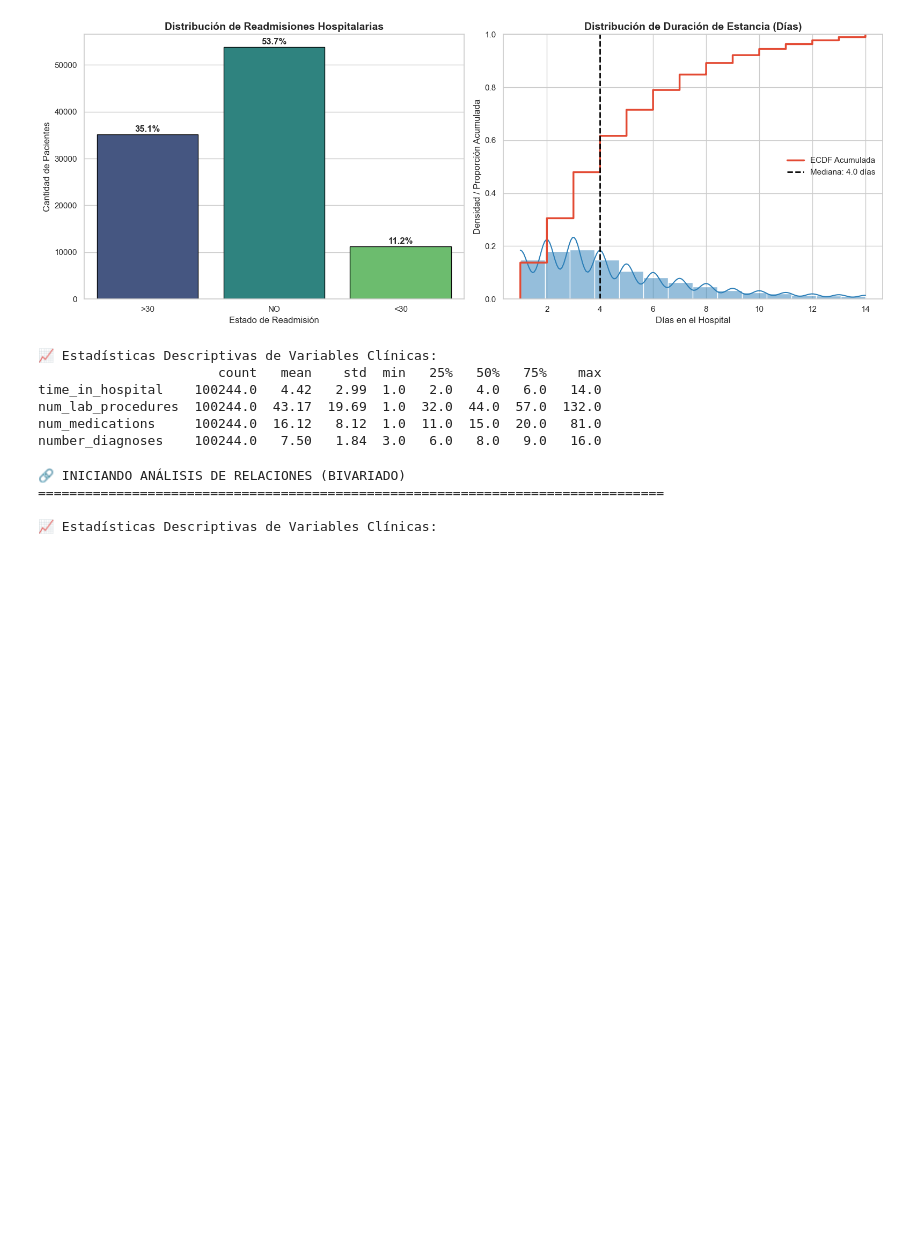
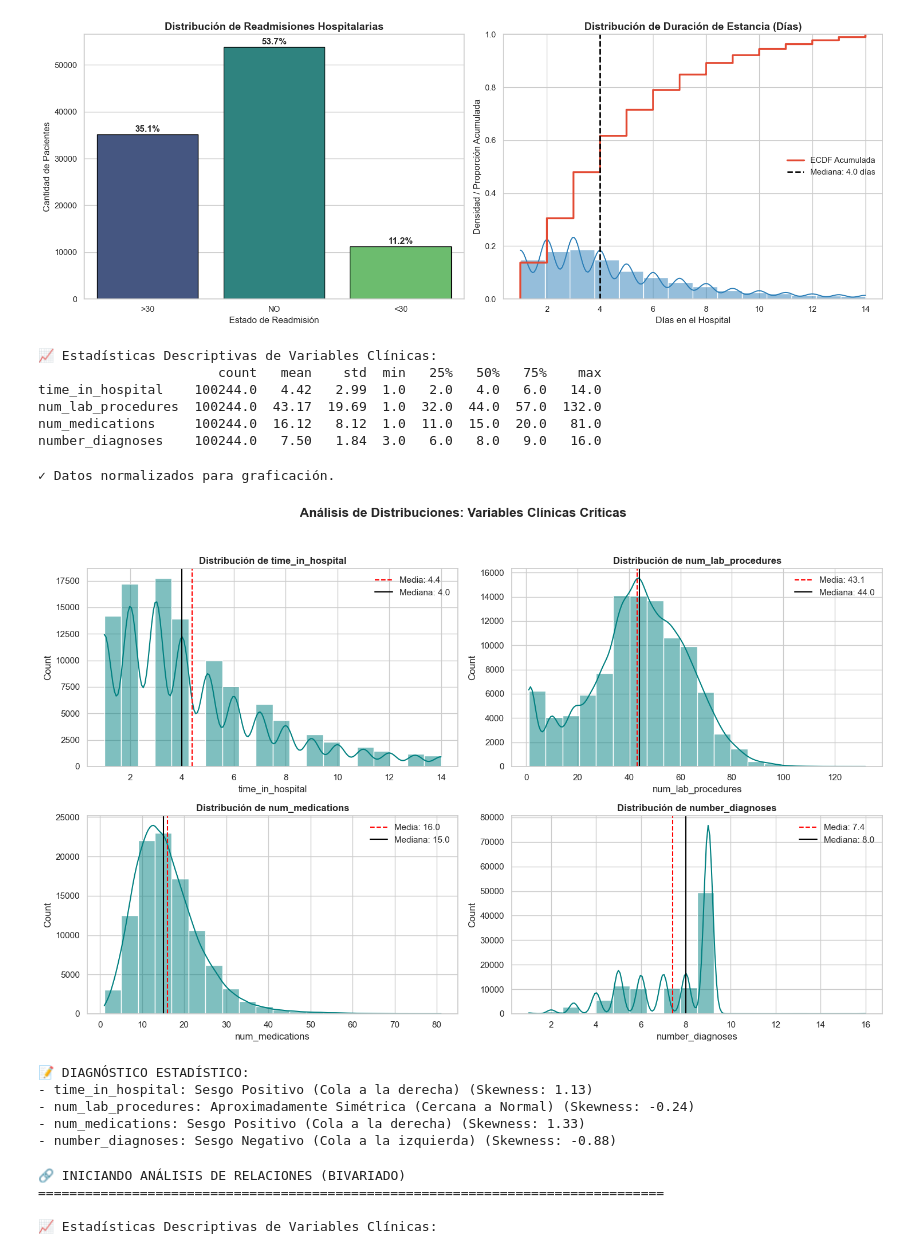
Before and after one commit to andrickraya/DA-Hospital-Readmissions, a Jupyter notebook: codigo.ipynb, the cells around one changed output. Saved outputs shown, nothing was run; the diff lists cells and outputs as text; code cells hidden in the pictures; blank space fills up the shorter version.

Commit message:
Analisis de skewness de variables de interes

```diff
--- a/codigo.ipynb
+++ b/codigo.ipynb
@@ -358,6 +358,66 @@ time_in_hospital    100244.0   4.42   2.99  1.0   2.0   4.0   6.0   14.0
 num_lab_procedures  100244.0  43.17  19.69  1.0  32.0  44.0  57.0  132.0
 num_medications     100244.0  16.12   8.12  1.0  11.0  15.0  20.0   81.0
 number_diagnoses    100244.0   7.50   1.84  3.0   6.0   8.0   9.0   16.0
+# %%
+# ==========================================
+# 2.2 LIMPIEZA Y ANÁLISIS DE DISTRIBUCIONES
+# ==========================================
+import matplotlib.pyplot as plt
+import seaborn as sns
+
+# 1. Limpieza Crítica antes de graficar
+# Reemplazamos los "?" por NaN y convertimos a numérico donde sea necesario
+df_plot = df.copy()
+df_plot.replace('?', np.nan, inplace=True)
+
+# Aseguramos que las variables de conteo y tiempo sean numéricas
+cols_num = ['time_in_hospital', 'num_lab_procedures', 'num_medications', 'number_diagnoses']
+for col in cols_num:
+    df_plot[col] = pd.to_numeric(df_plot[col], errors='coerce')
+
+print("✓ Datos normalizados para graficación.")
+
+# 2. Panel de Distribuciones (Univariado)
+fig, axes = plt.subplots(2, 2, figsize=(15, 10))
+fig.suptitle('Análisis de Distribuciones: Variables Clínicas Críticas', fontsize=16, fontweight='bold')
+
+axes = axes.flatten()
+
+for i, col in enumerate(cols_num):
+    # Histograma + KDE (Densidad)
+    sns.histplot(df_plot[col], kde=True, ax=axes[i], color='teal', bins=20)
+
+    # Añadimos líneas de tendencia central para justificar la distribución
+    mean_val = df_plot[col].mean()
+    median_val = df_plot[col].median()
+    axes[i].axvline(mean_val, color='red', linestyle='--', label=f'Media: {mean_val:.1f}')
+    axes[i].axvline(median_val, color='black', linestyle='-', label=f'Mediana: {median_val:.1f}')
+
+    axes[i].set_title(f'Distribución de {col}', fontweight='bold')
+    axes[i].legend()
+
+plt.tight_layout(rect=[0, 0.03, 1, 0.95])
+plt.show()
+
+# 3. Diagnóstico de Distribución para la Rúbrica
+print("\n📝 DIAGNÓSTICO ESTADÍSTICO:")
+for col in cols_num:
+    skewness = df_plot[col].skew()
+    if abs(skewness) < 0.5:
+        desc = "Aproximadamente Simétrica (Cercana a Normal)"
+    elif skewness > 0:
+        desc = "Sesgo Positivo (Cola a la derecha)"
+    else:
+        desc = "Sesgo Negativo (Cola a la izquierda)"
+    print(f"- {col}: {desc} (Skewness: {skewness:.2f})")
+# %% [output]
+✓ Datos normalizados para graficación.
+[figure, added]
+📝 DIAGNÓSTICO ESTADÍSTICO:
+- time_in_hospital: Sesgo Positivo (Cola a la derecha) (Skewness: 1.13)
+- num_lab_procedures: Aproximadamente Simétrica (Cercana a Normal) (Skewness: -0.24)
+- num_medications: Sesgo Positivo (Cola a la derecha) (Skewness: 1.33)
+- number_diagnoses: Sesgo Negativo (Cola a la izquierda) (Skewness: -0.88)
 # %%
 # ==========================================
 # 2.3 ANÁLISIS BIVARIADO Y MATRIZ DE CORRELACIÓN
```
